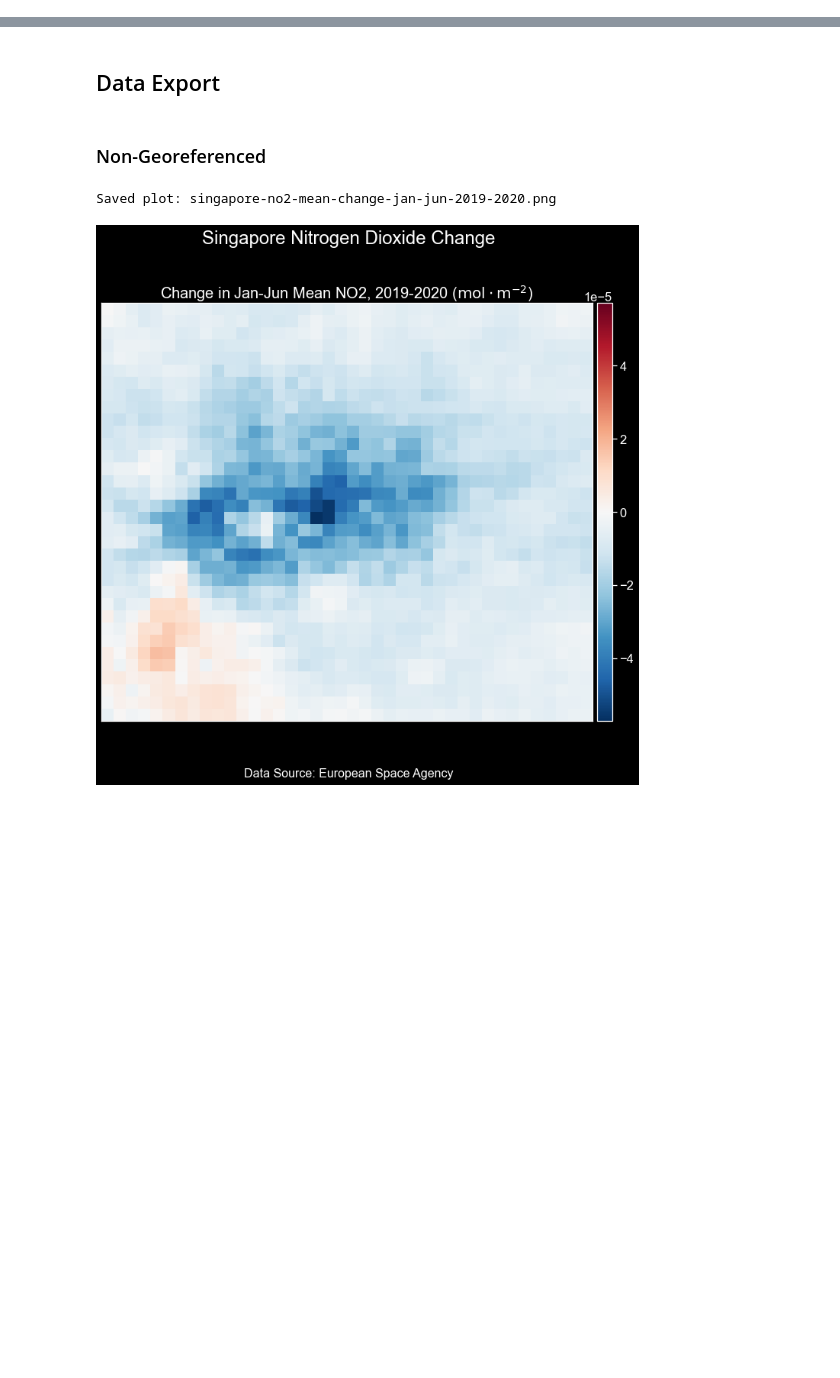
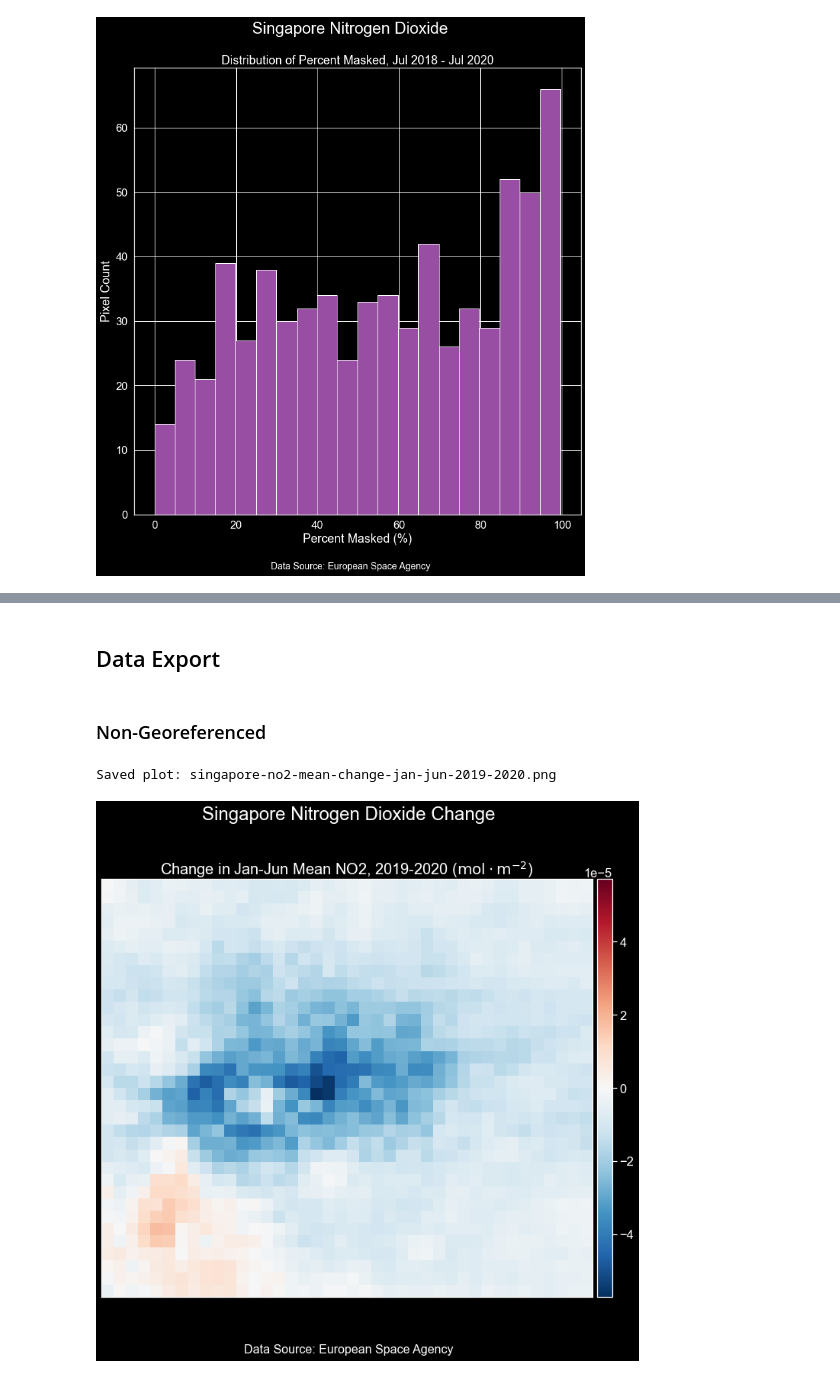
Before and after one commit to calekochenour/sentinel-5p-no2, a Jupyter notebook: 01-code-scripts/sentinel-5p-no2-singapore.ipynb, the cells around one changed output, grey strips where cells are left out. Drawn from its saved outputs; the diff is of its cells as text; code cells hidden in the pictures; blank space fills up the shorter version.

```diff
--- a/01-code-scripts/sentinel-5p-no2-singapore.ipynb
+++ b/01-code-scripts/sentinel-5p-no2-singapore.ipynb
@@ -403,3 +403,15 @@ plt.show()
 # %% [output]
 [figure]
 [interactive output not drawn]
+# %%
+# Plot histogram of percent masked
+fig = stl.plot_histogram(
+    percent_masked_arr,
+    location="Singapore",
+    title="Distribution of Percent Masked, Jul 2018 - Jul 2020",
+    xlabel="Percent Masked",
+    difference=False,
+)
+plt.show()
+# %% [output]
+[figure, added]
```
Also changed, not shown: parts of 5 cells of this notebook, 5 other files.
